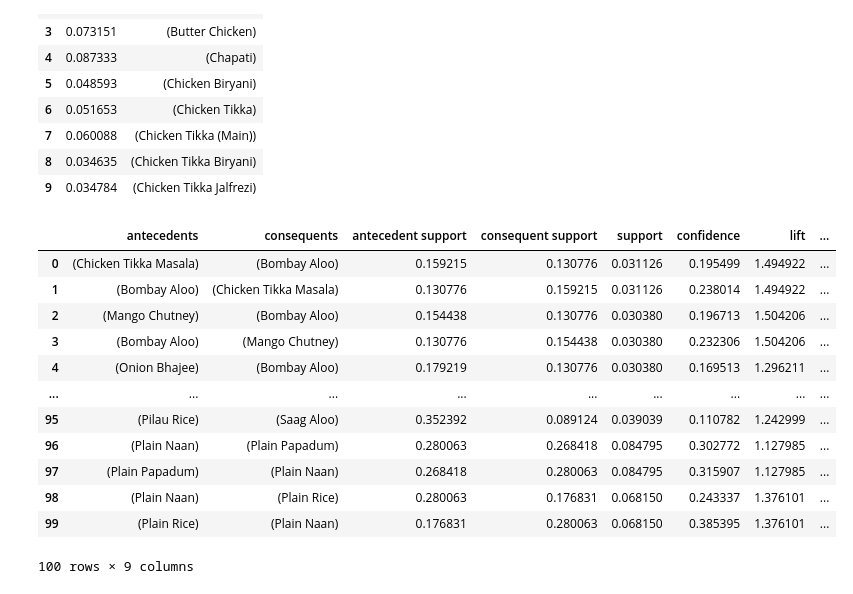
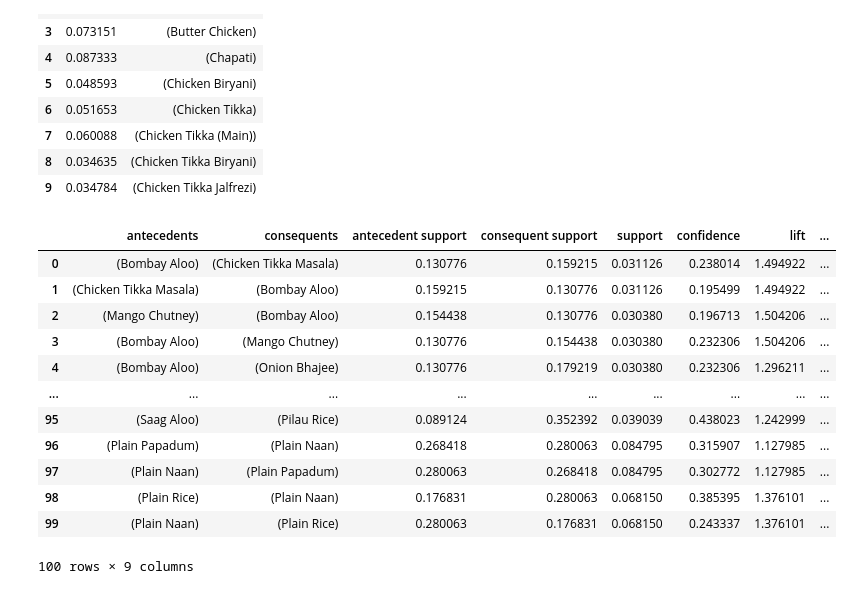
Before and after one commit to christinaclara/Association-Rule-for-Business-Strategic-and-Promo-Recommendation-in-Restaurant-ABC-13, a Jupyter notebook: Implemented Apriori.ipynb, the cells around one changed output. Drawn from its saved outputs; the diff is of its cells as text; code cells hidden in the pictures.

```diff
--- a/Implemented Apriori.ipynb
+++ b/Implemented Apriori.ipynb
@@ -373,21 +414,21 @@ Frequent itemsets menggunakan apriori dan minimun support sebesar  3.00 persen
 | 8 | 0.034635 | (Chicken Tikka Biryani) |
 | 9 | 0.034784 | (Chicken Tikka Jalfrezi) |
 # %%
-aturan = association_rules(frequent_itemsets, metric="lift", min_threshold=1)
-aturan.head(100)
+keranjang = association_rules(frequent_itemsets, metric="lift", min_threshold=1)
+keranjang.head(100)
 # %% [output]
 |  | antecedents | consequents | antecedent support | consequent support | support | confidence | lift | ... |
-| 0 | (Chicken Tikka Masala) | (Bombay Aloo) | 0.159215 | 0.130776 | 0.031126 | 0.195499 | 1.494922 | ... |
-| 1 | (Bombay Aloo) | (Chicken Tikka Masala) | 0.130776 | 0.159215 | 0.031126 | 0.238014 | 1.494922 | ... |
+| 0 | (Bombay Aloo) | (Chicken Tikka Masala) | 0.130776 | 0.159215 | 0.031126 | 0.238014 | 1.494922 | ... |
+| 1 | (Chicken Tikka Masala) | (Bombay Aloo) | 0.159215 | 0.130776 | 0.031126 | 0.195499 | 1.494922 | ... |
 | 2 | (Mango Chutney) | (Bombay Aloo) | 0.154438 | 0.130776 | 0.030380 | 0.196713 | 1.504206 | ... |
 | 3 | (Bombay Aloo) | (Mango Chutney) | 0.130776 | 0.154438 | 0.030380 | 0.232306 | 1.504206 | ... |
-| 4 | (Onion Bhajee) | (Bombay Aloo) | 0.179219 | 0.130776 | 0.030380 | 0.169513 | 1.296211 | ... |
+| 4 | (Bombay Aloo) | (Onion Bhajee) | 0.130776 | 0.179219 | 0.030380 | 0.232306 | 1.296211 | ... |
 | ... | ... | ... | ... | ... | ... | ... | ... | ... |
-| 95 | (Pilau Rice) | (Saag Aloo) | 0.352392 | 0.089124 | 0.039039 | 0.110782 | 1.242999 | ... |
-| 96 | (Plain Naan) | (Plain Papadum) | 0.280063 | 0.268418 | 0.084795 | 0.302772 | 1.127985 | ... |
-| 97 | (Plain Papadum) | (Plain Naan) | 0.268418 | 0.280063 | 0.084795 | 0.315907 | 1.127985 | ... |
-| 98 | (Plain Naan) | (Plain Rice) | 0.280063 | 0.176831 | 0.068150 | 0.243337 | 1.376101 | ... |
-| 99 | (Plain Rice) | (Plain Naan) | 0.176831 | 0.280063 | 0.068150 | 0.385395 | 1.376101 | ... |
+| 95 | (Saag Aloo) | (Pilau Rice) | 0.089124 | 0.352392 | 0.039039 | 0.438023 | 1.242999 | ... |
+| 96 | (Plain Papadum) | (Plain Naan) | 0.268418 | 0.280063 | 0.084795 | 0.315907 | 1.127985 | ... |
+| 97 | (Plain Naan) | (Plain Papadum) | 0.280063 | 0.268418 | 0.084795 | 0.302772 | 1.127985 | ... |
+| 98 | (Plain Rice) | (Plain Naan) | 0.176831 | 0.280063 | 0.068150 | 0.385395 | 1.376101 | ... |
+| 99 | (Plain Naan) | (Plain Rice) | 0.280063 | 0.176831 | 0.068150 | 0.243337 | 1.376101 | ... |
 100 rows × 9 columns
 # %%
 #dilakukan filter yang memiliki lift >= 3 dan confidence >= 0.8
```
Also changed, not shown: parts of 19 cells of this notebook.
